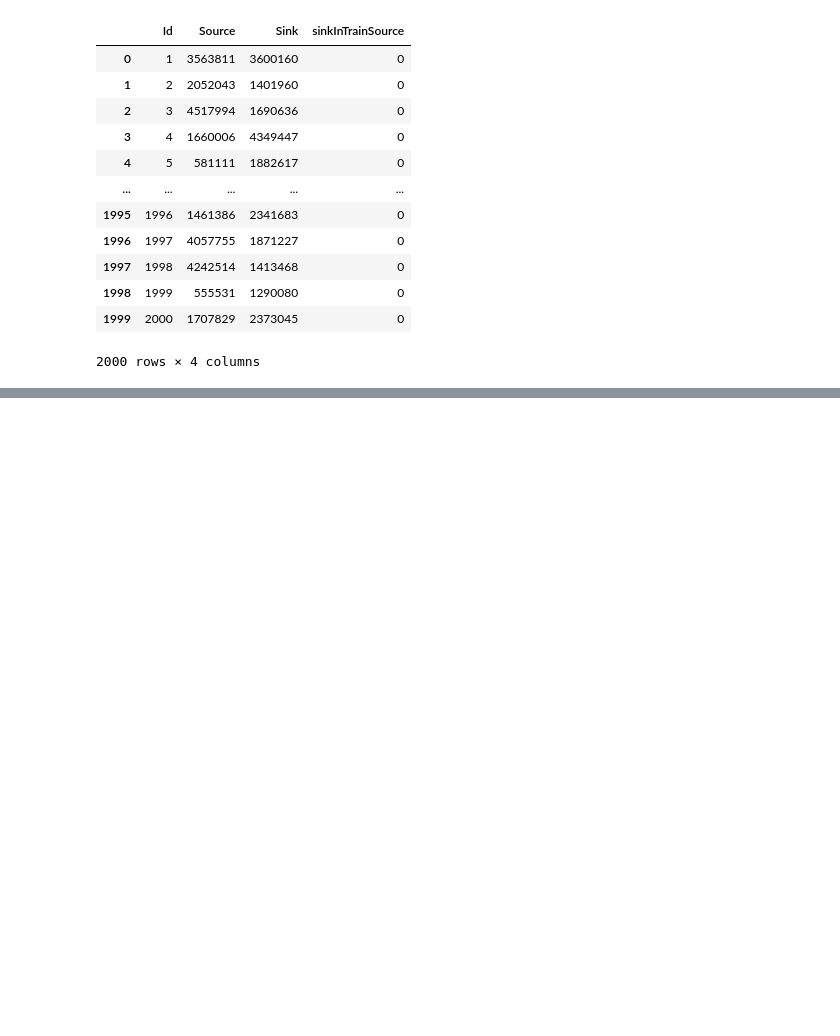
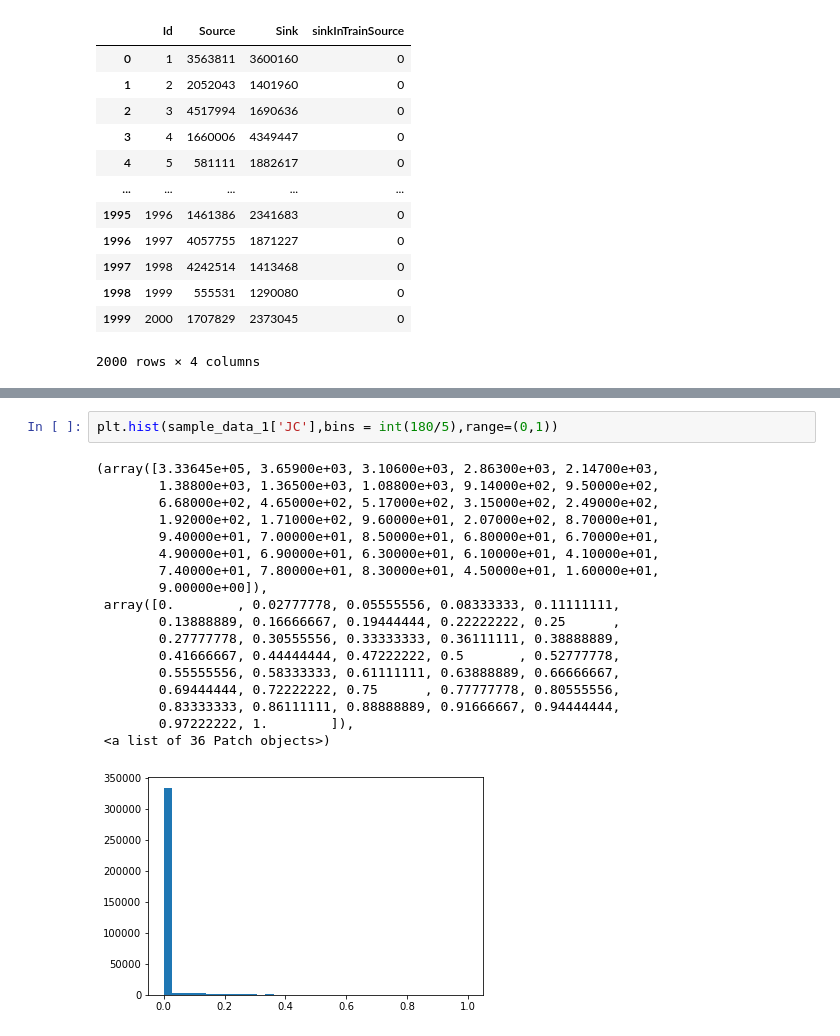
Before and after one commit to yunliu0/Who-are-my-friends, a Jupyter notebook: checktestdata.ipynb, the cells around one changed output, grey strips where cells are left out. Drawn from its saved outputs; the diff is of its cells as text; blank space fills up the shorter version.

```diff
--- a/checktestdata.ipynb
+++ b/checktestdata.ipynb
@@ -106,0 +272,21 @@ test_data
+# %%
+plt.hist(sample_data_1['JC'],bins = int(180/5),range=(0,1))
+# %% [output]
+(array([3.33645e+05, 3.65900e+03, 3.10600e+03, 2.86300e+03, 2.14700e+03,
+        1.38800e+03, 1.36500e+03, 1.08800e+03, 9.14000e+02, 9.50000e+02,
+        6.68000e+02, 4.65000e+02, 5.17000e+02, 3.15000e+02, 2.49000e+02,
+        1.92000e+02, 1.71000e+02, 9.60000e+01, 2.07000e+02, 8.70000e+01,
+        9.40000e+01, 7.00000e+01, 8.50000e+01, 6.80000e+01, 6.70000e+01,
+        4.90000e+01, 6.90000e+01, 6.30000e+01, 6.10000e+01, 4.10000e+01,
+        7.40000e+01, 7.80000e+01, 8.30000e+01, 4.50000e+01, 1.60000e+01,
+        9.00000e+00]),
+ array([0.        , 0.02777778, 0.05555556, 0.08333333, 0.11111111,
+        0.13888889, 0.16666667, 0.19444444, 0.22222222, 0.25      ,
+        0.27777778, 0.30555556, 0.33333333, 0.36111111, 0.38888889,
+        0.41666667, 0.44444444, 0.47222222, 0.5       , 0.52777778,
+        0.55555556, 0.58333333, 0.61111111, 0.63888889, 0.66666667,
+        0.69444444, 0.72222222, 0.75      , 0.77777778, 0.80555556,
+        0.83333333, 0.86111111, 0.88888889, 0.91666667, 0.94444444,
+        0.97222222, 1.        ]),
+ <a list of 36 Patch objects>)
+[figure, added]
```
Also changed, not shown: parts of 58 cells of this notebook.
